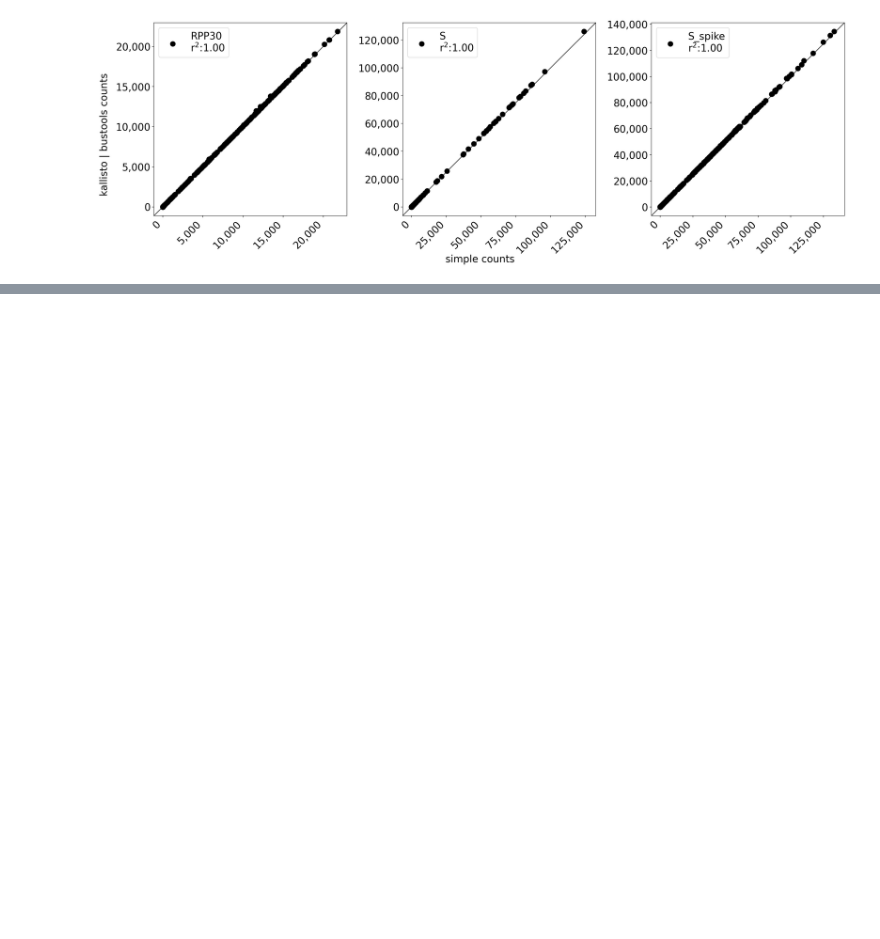
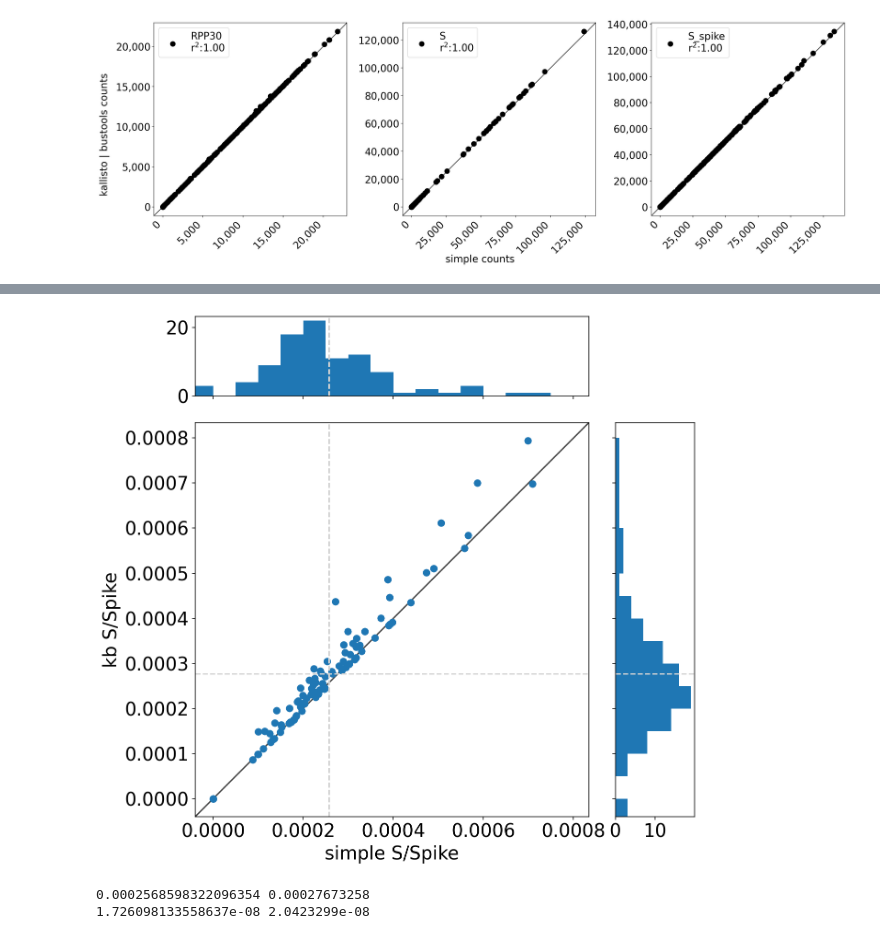
Before and after one commit to joshsbloom/swabseq, a Jupyter notebook: kb/notebooks/comparison_v19.ipynb, the cells around one changed output, grey strips where cells are left out. Saved outputs shown, nothing was run; the diff lists cells and outputs as text; code cells hidden in the pictures; blank space fills up the shorter version.

```diff
--- a/kb/notebooks/comparison_v19.ipynb
+++ b/kb/notebooks/comparison_v19.ipynb
@@ -322,0 +342,60 @@ plt.show()
+# %%
+fig, ax = plt.subplots(figsize=(10, 10))
+
+sm_vals = nd(sm_ntc.X[:,1:][:,0]/sm_ntc.X[:,1:][:,1])
+kb_vals = nd(kb_ntc.X[:,1:][:,0]/kb_ntc.X[:,1:][:,1])
+
+x = sm_vals[~np.isnan(sm_vals)]
+y = kb_vals[~np.isnan(kb_vals)]
+
+ax.scatter(x, y, s=50)
+
+
+kwd = {
+    "xlabel": "simple S/Spike",
+    "ylabel":"kb S/Spike",
+}
+
+ax.set(**kwd)
+yex(ax)
+
+# create new axes on the right and on the top of the current axes
+# The first argument of the new_vertical(new_horizontal) method is
+# the height (width) of the axes to be created in inches.
+divider = make_axes_locatable(ax)
+axHistx = divider.append_axes("top", 1.2, pad=0.4, sharex=ax)
+axHisty = divider.append_axes("right", 1.2, pad=0.4, sharey=ax)
+
+# make some labels invisible
+axHistx.xaxis.set_tick_params(labelbottom=False)
+axHisty.yaxis.set_tick_params(labelleft=False)
+
+# now determine nice limits by hand:
+binwidth = 0.00005
+xymax = max(np.max(np.abs(x)), np.max(np.abs(y)))
+lim = (int(xymax/binwidth) + 1)*binwidth
+
+bins = np.arange(-lim, lim + binwidth, binwidth)
+axHistx.hist(x, bins=bins)
+axHisty.hist(y, bins=bins, orientation='horizontal')
+
+axHistx.axvline(x = x.mean(), color="lightgray", linestyle="--")
+axHisty.axhline(y = y.mean(), color="lightgray", linestyle="--")
+
+# the xaxis of axHistx and yaxis of axHisty are shared with ax,
+# thus there is no need to manually adjust the xlim and ylim of these
+# axis.
+
+ax.axvline(x=x.mean(), color="lightgray", linestyle="--")
+ax.axhline(y=y.mean(), color="lightgray", linestyle="--")
+
+
+fig.show()
+# %% [output]
+[figure, added]
+# %%
+print(x.mean(), y.mean())
+print(x.var(), y.var())
+# %% [output]
+0.0002568598322096354 0.00027673258
+1.726098133558637e-08 2.0423299e-08
```
Also changed, not shown: parts of 12 cells of this notebook.
